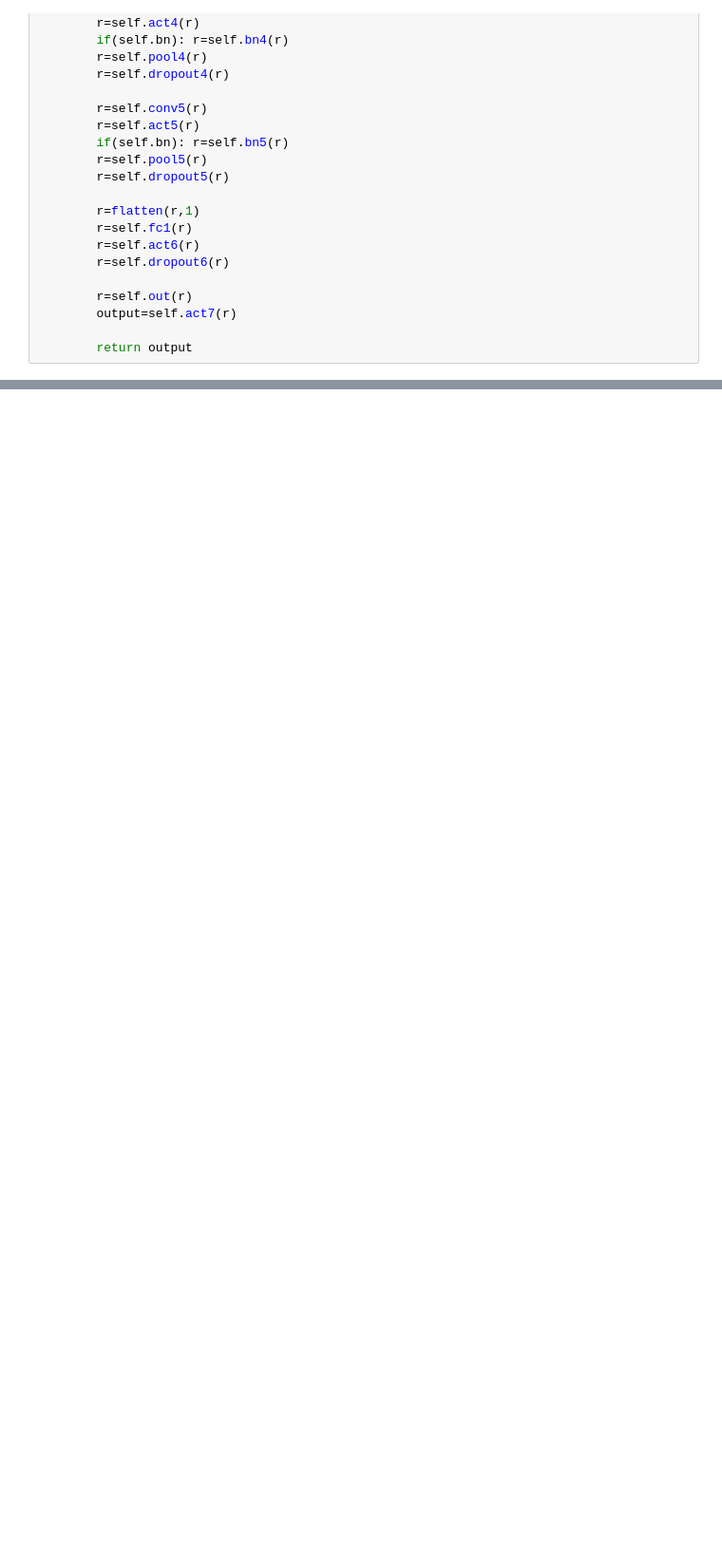
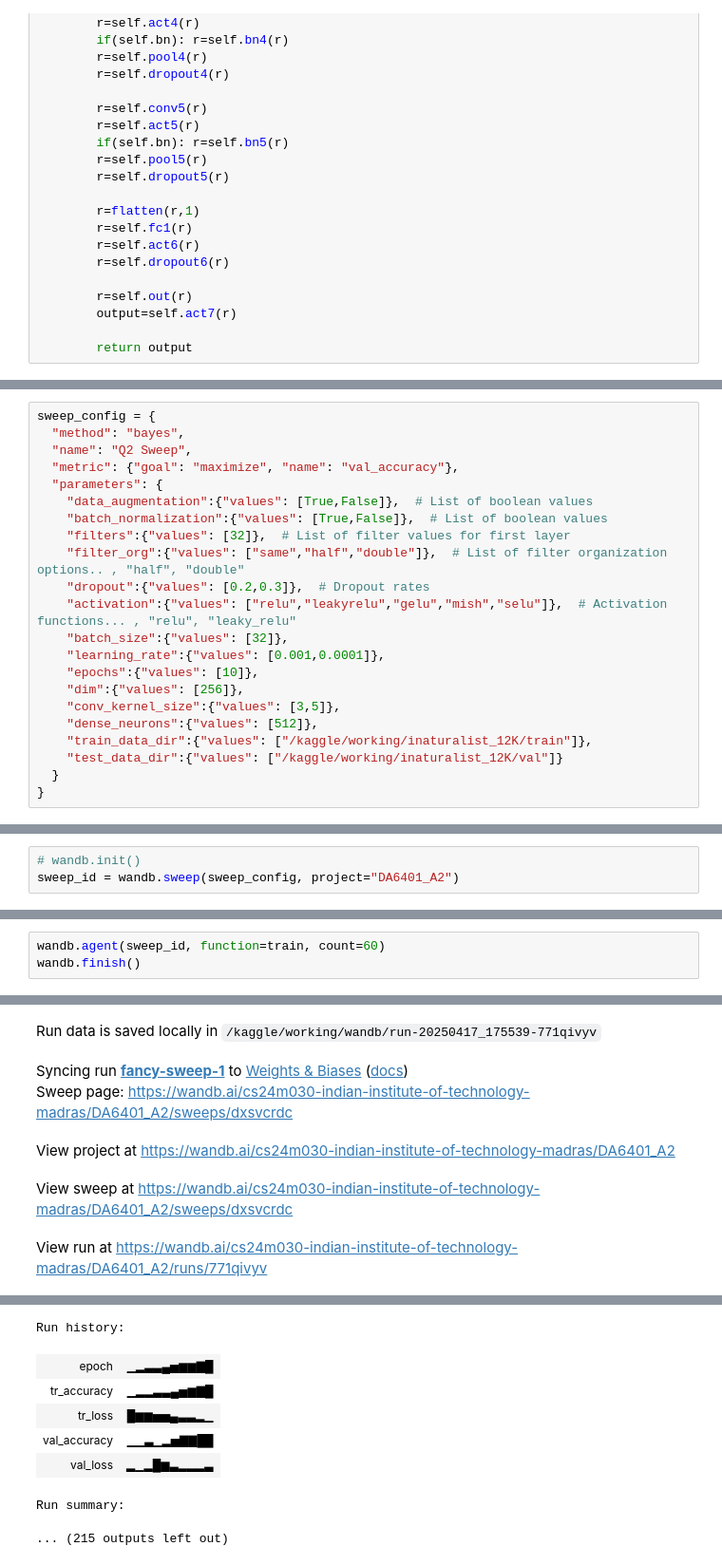
Before and after one commit to parthiv1933/DA6401_Assignment_2, a Jupyter notebook: da6401-assignment-2.ipynb, the cells around one changed output, grey strips where cells are left out. Shown: that part at 95% size. Saved outputs shown, nothing was run; the diff lists cells and outputs as text; blank space fills up the shorter version.

Commit message:
Kaggle Notebook | DA6401_Assignment-2 | Version 3

```diff
--- a/da6401-assignment-2.ipynb
+++ b/da6401-assignment-2.ipynb
@@ -299,0 +423,22 @@ print((tstCorrect/tstCounter)*100)
+# %%
+sweep_config = {
+  "method": "bayes",
+  "name": "Q2 Sweep",
+  "metric": {"goal": "maximize", "name": "val_accuracy"},
+  "parameters": {
+    "data_augmentation":{"values": [True,False]},  # List of boolean values
+    "batch_normalization":{"values": [True,False]},  # List of boolean values
+    "filters":{"values": [32]},  # List of filter values for first layer
+    "filter_org":{"values": ["same","half","double"]},  # List of filter organization options.. , "half", "double"
+    "dropout":{"values": [0.2,0.3]},  # Dropout rates
+    "activation":{"values": ["relu","leakyrelu","gelu","mish","selu"]},  # Activation functions... , "relu", "leaky_relu"
+    "batch_size":{"values": [32]},
+    "learning_rate":{"values": [0.001,0.0001]},
+    "epochs":{"values": [10]},
+    "dim":{"values": [256]},
+    "conv_kernel_size":{"values": [3,5]},
+    "dense_neurons":{"values": [512]},
+    "train_data_dir":{"values": ["/kaggle/working/inaturalist_12K/train"]},
+    "test_data_dir":{"values": ["/kaggle/working/inaturalist_12K/val"]}
+  }
+}
@@ -299,0 +458,3 @@ print((tstCorrect/tstCounter)*100)
+# %%
+# wandb.init()
+sweep_id = wandb.sweep(sweep_config, project="DA6401_A2")
@@ -299,0 +464,4 @@ print((tstCorrect/tstCounter)*100)
+# %%
+wandb.agent(sweep_id, function=train, count=60)
+wandb.finish()
+# %% [output]
@@ -299,0 +484,6 @@ print((tstCorrect/tstCounter)*100)
+Run data is saved locally in /kaggle/working/wandb/run-20250417_175539-771qivyv
+Syncing run fancy-sweep-1 to Weights & Biases (docs)
+Sweep page: https://wandb.ai/cs24m030-indian-institute-of-technology-madras/DA6401_A2/sweeps/dxsvcrdc
+View project at https://wandb.ai/cs24m030-indian-institute-of-technology-madras/DA6401_A2
+View sweep at https://wandb.ai/cs24m030-indian-institute-of-technology-madras/DA6401_A2/sweeps/dxsvcrdc
+View run at https://wandb.ai/cs24m030-indian-institute-of-technology-madras/DA6401_A2/runs/771qivyv
@@ -299,0 +508,8 @@ print((tstCorrect/tstCounter)*100)
+Run history:
+| epoch | ▁▂▃▃▄▅▆▆▇█ |
+| tr_accuracy | ▁▂▂▃▃▄▅▆▇█ |
+| tr_loss | █▆▆▅▅▄▃▃▂▁ |
+| val_accuracy | ▁▁▃▁▂▅▇▇██ |
+| val_loss | ▂▁▂█▆▃▂▂▂▃ |
+Run summary:
+... (215 outputs left out)
```
Also changed, not shown: parts of 12 cells of this notebook.
